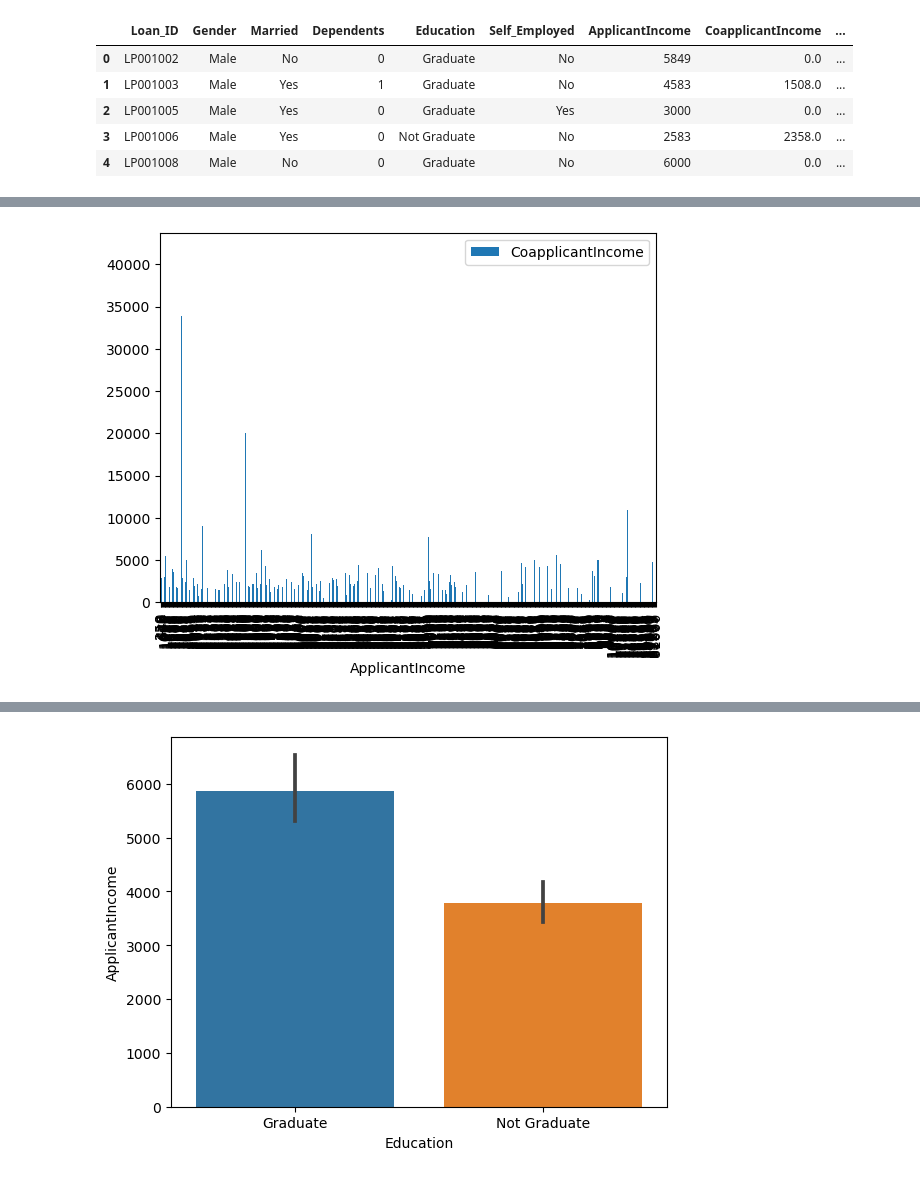
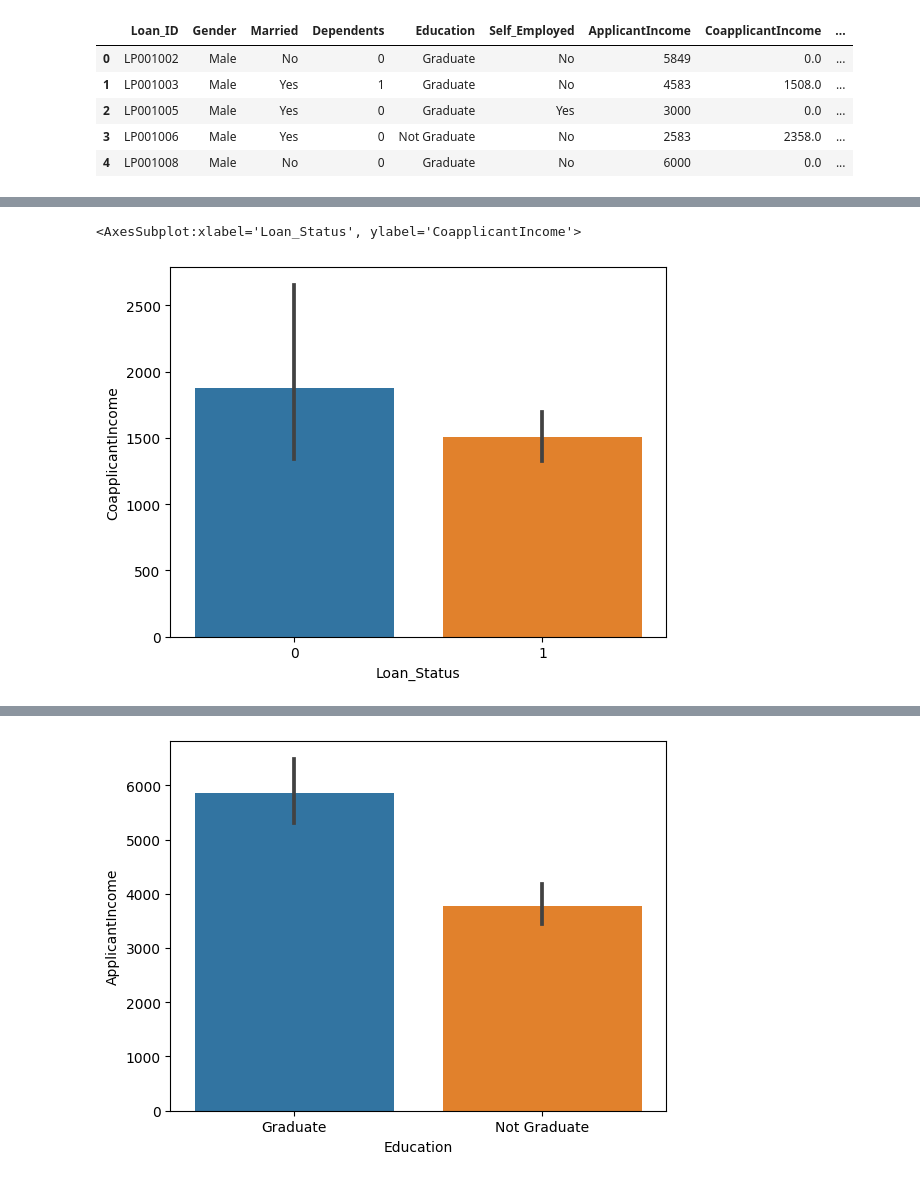
Before and after one commit to MckyleM/MLGGuidedProject, a Jupyter notebook: Sketch.ipynb, the cells around one changed output, grey strips where cells are left out. Drawn from its saved outputs; the diff is of its cells as text; code cells hidden in the pictures.

```diff
--- a/Sketch.ipynb
+++ b/Sketch.ipynb
@@ -52,3 +52,6 @@ df.head()
 | 2 | LP001005 | Male | Yes | 0 | Graduate | Yes | 3000 | 0.0 | ... |
 | 3 | LP001006 | Male | Yes | 0 | Not Graduate | No | 2583 | 2358.0 | ... |
 | 4 | LP001008 | Male | No | 0 | Graduate | No | 6000 | 0.0 | ... |
+# %%
+df["Total_Income"]= df["ApplicantIncome"]+df["CoapplicantIncome"]
+sns.barplot(data=df.sort_values(by='Loan_ID', ascending=True),x='Loan_Status',y='ApplicantIncome')
@@ -55,10 +61,5 @@ df.head()
 # %%
-(
-    df.sort_values(by='ApplicantIncome', ascending=True)
-).plot(
-    kind='bar',
-    x='ApplicantIncome',
-    y='CoapplicantIncome'
-);
+sns.barplot(data=df.sort_values(by='Loan_ID', ascending=True),x='Loan_Status',y='CoapplicantIncome')
 # %% [output]
+<AxesSubplot:xlabel='Loan_Status', ylabel='CoapplicantIncome'>
-[figure, old version]
+[figure, new version]
```
Also changed, not shown: parts of 16 cells of this notebook.
